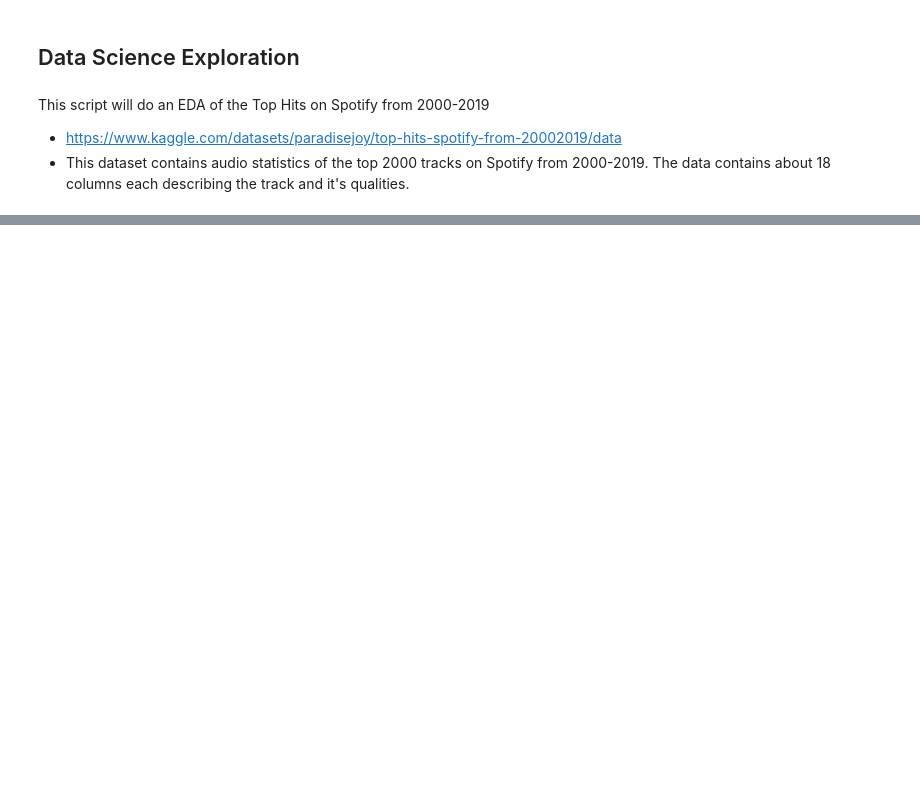
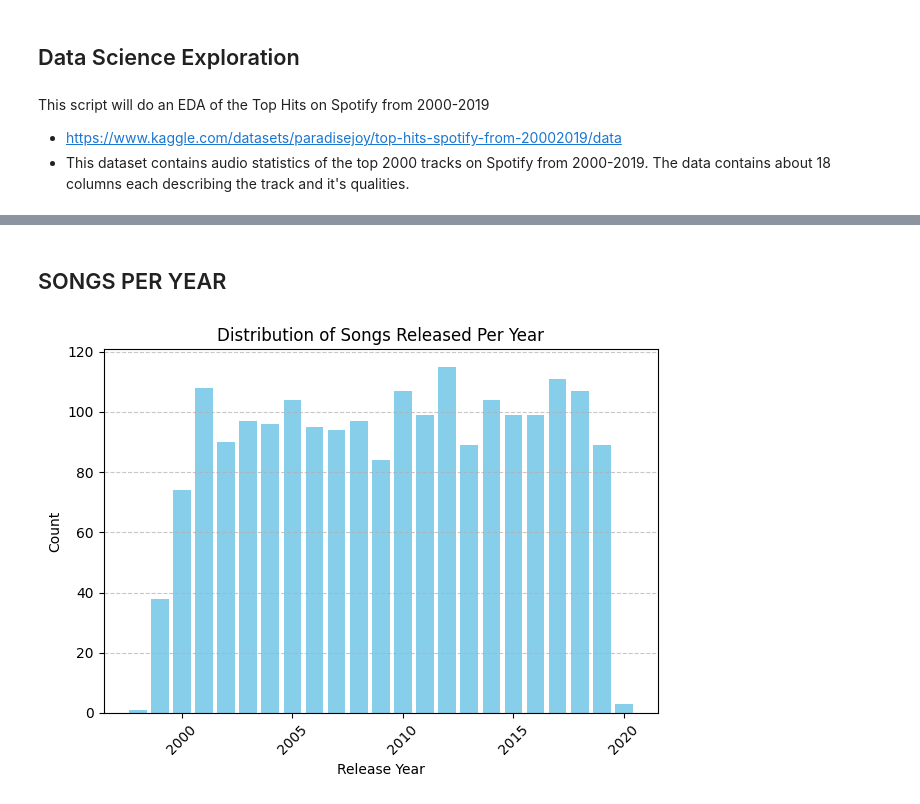
Before and after one commit to harribailye/DataScienceExplore, a Jupyter notebook: spotifyEDA.ipynb, the cells around one changed output, grey strips where cells are left out. Cells and saved outputs as stored; diff of their text form; code cells hidden in the pictures; blank space fills up the shorter version.

```diff
--- a/spotifyEDA.ipynb
+++ b/spotifyEDA.ipynb
@@ -148,0 +52,20 @@ Predicted Genre: ['hip hop, pop']
+# %% [markdown]
+## SONGS PER YEAR
+# %%
+# How many songs were released per year?
+
+# Group the data by year and get a count for each year
+year_counts = spotifyData['year'].value_counts().sort_index()
+
+# Create a plot
+plt.figure()
+plt.bar(year_counts.index, year_counts.values, color = 'skyblue')
+plt.title('Distribution of Songs Released Per Year')
+plt.xlabel('Release Year')
+plt.ylabel('Count')
+plt.grid(axis='y', linestyle='--', alpha=0.7)
+plt.xticks(rotation=45)
+plt.tight_layout()
+plt.show()
+# %% [output]
+[figure, added]
```
Also changed, not shown: parts of 49 cells of this notebook, 1 other file.
